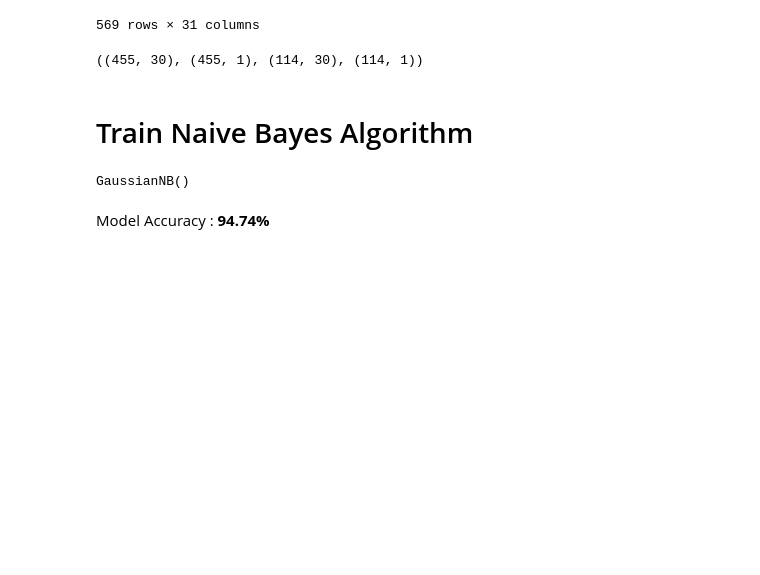
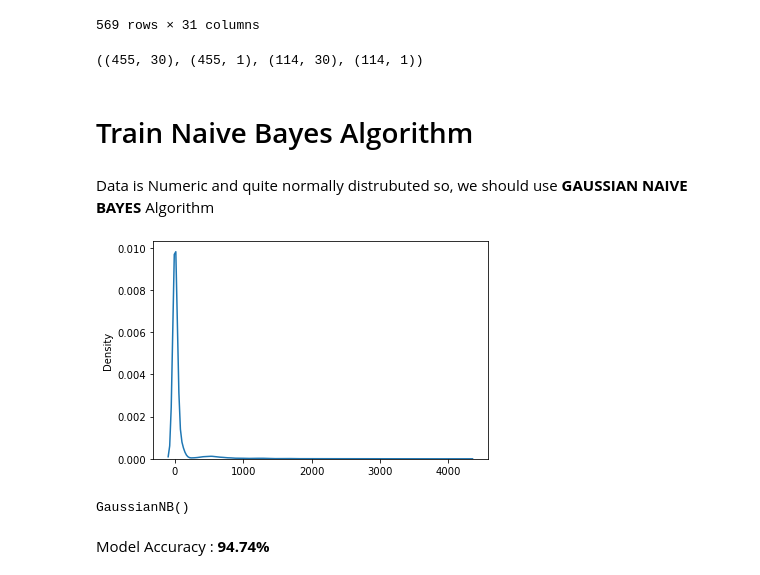
Before and after one commit to pv05/naive_bayes, a Jupyter notebook: breast_cancer.ipynb, the cells around one changed output. Cells and saved outputs as stored; diff of their text form; code cells hidden in the pictures; blank space fills up the shorter version.

Commit message:
gaussian algo use edit

```diff
--- a/breast_cancer.ipynb
+++ b/breast_cancer.ipynb
@@ -61,6 +61,13 @@ x_train.shape, y_train.shape, x_test.shape, y_test.shape
 ((455, 30), (455, 1), (114, 30), (114, 1))
 # %% [markdown]
 # Train Naive Bayes Algorithm
+# %%
+display(HTML('Data is Numeric and quite normally distrubuted so, we should use <b>GAUSSIAN NAIVE BAYES</b> Algorithm'))
+sns.distplot(x,hist=False)
+plt.show()
+# %% [output]
+Data is Numeric and quite normally distrubuted so, we should use GAUSSIAN NAIVE BAYES Algorithm
+[figure, added]
 # %%
 from sklearn.naive_bayes import GaussianNB
 # %%
```
Also changed, not shown: parts of 1 cell of this notebook.
